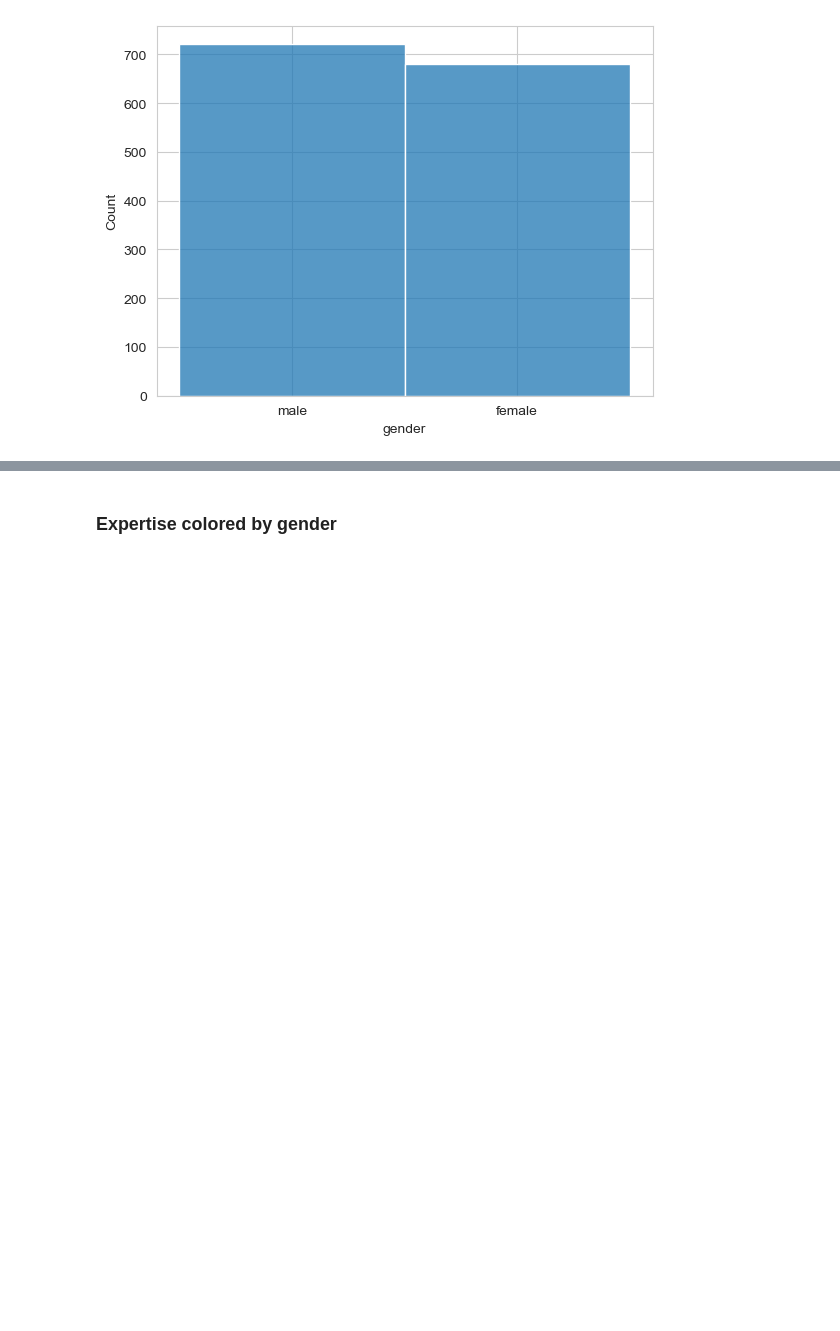
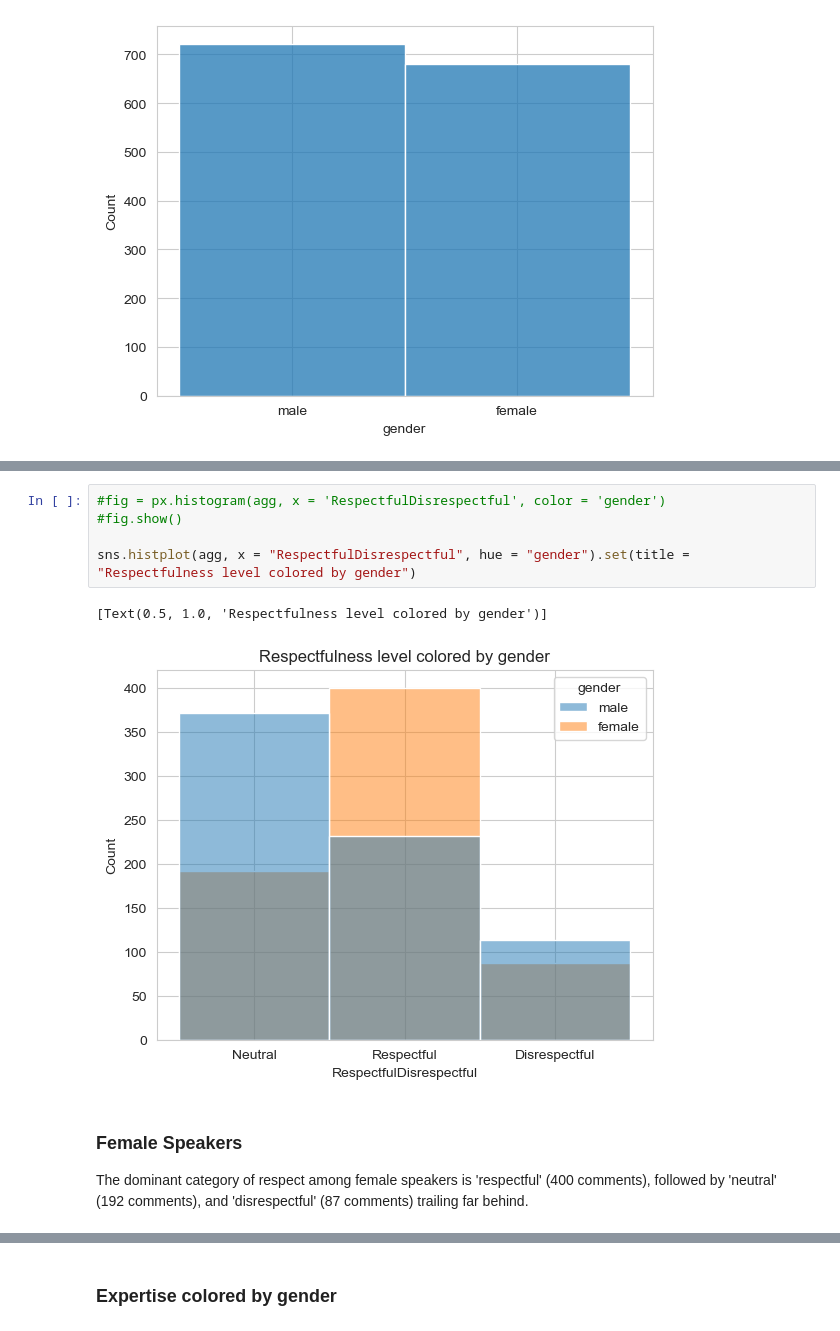
Before and after one commit to Lois-Wong/CSS-HW2, a Jupyter notebook: problem3.ipynb, the cells around one changed output, grey strips where cells are left out. Cells and saved outputs as stored; diff of their text form; blank space fills up the shorter version.

Commit message:
more histograms and their descriptions

```diff
--- a/problem3.ipynb
+++ b/problem3.ipynb
@@ -75,0 +52,12 @@ plt.xticks(rotation = 45)
+# %%
+#fig = px.histogram(agg, x = 'RespectfulDisrespectful', color = 'gender')
+#fig.show()
+
+sns.histplot(agg, x = "RespectfulDisrespectful", hue = "gender").set(title = "Respectfulness level colored by gender")
+# %% [output]
+[Text(0.5, 1.0, 'Respectfulness level colored by gender')]
+[figure, added]
+# %% [markdown]
+### Female Speakers
+
+The dominant category of respect among female speakers is 'respectful' (400 comments), followed by 'neutral' (192 comments), and 'disrespectful' (87 comments) trailing far behind.
```
Also changed, not shown: parts of 12 cells of this notebook.
